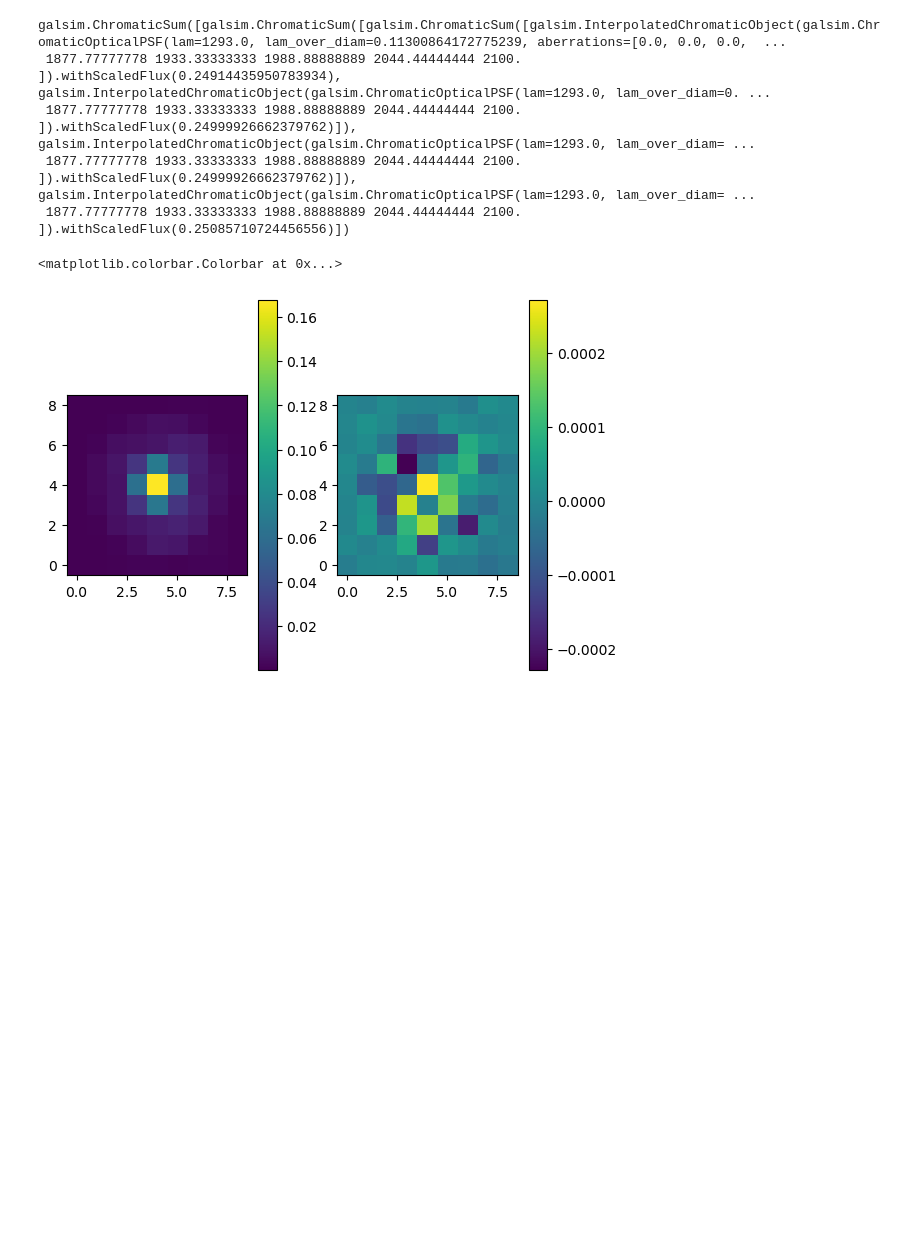
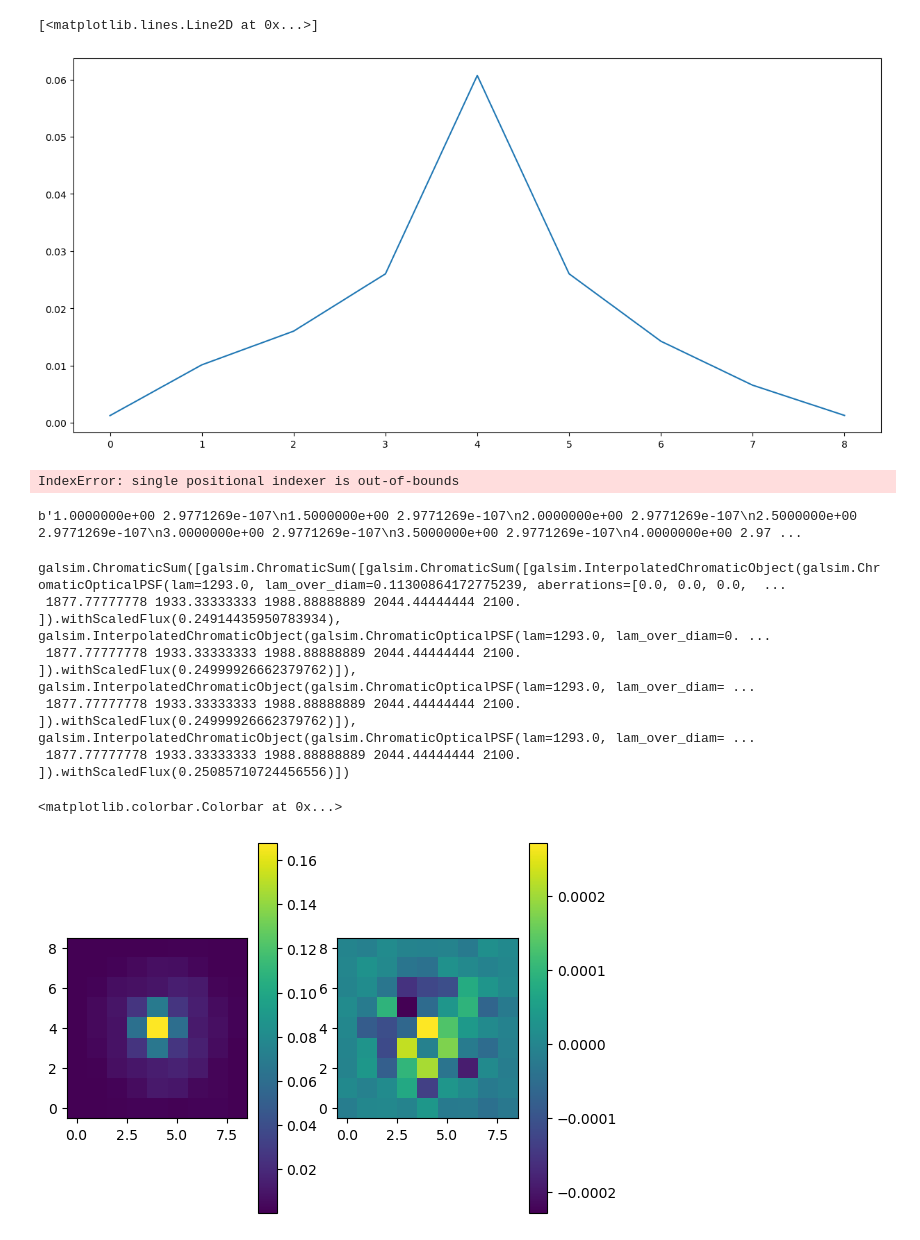
Before and after one commit to Roman-Supernova-PIT/campari, a Jupyter notebook: PSFPhotometryExample.ipynb, the cells around one changed output. Drawn from its saved outputs; the diff is of its cells as text; code cells hidden in the pictures; blank space fills up the shorter version.

```diff
--- a/PSFPhotometryExample.ipynb
+++ b/PSFPhotometryExample.ipynb
@@ -306,3 +492,26 @@ KeyboardInterrupt:
+# %%
+#Look at more SEDs and their spreading effect on the PSF.
+
+
+plt.plot(master_stamp[:,5], label = 'Flat SED')
+# %% [output]
+[<matplotlib.lines.Line2D at 0x...>]
+[figure, added]
+# %%
+import pandas as pd
+
+df = pd.read_csv('/hpc/home/cfm37/rubin_sim_data/sims_sed_library/starSED/phoSimMLT/lte004-3.5-0.0a+0.0.BT-Settl.spec.gz', compression='gzip', sep = '\s+')
+df.iloc[:,1].values
+sed = galsim.SED(galsim.LookupTable(df.iloc[:,0].values, df.iloc[:,1].values, interpolant='linear'), wave_type='nm', flux_type='fphotons')
+# %% [output]
+IndexError: single positional indexer is out-of-bounds
+# %%
+import gzip
+with gzip.open('/hpc/home/cfm37/rubin_sim_data/sims_sed_library/starSED/phoSimMLT/lte004-3.5-0.0a+0.0.BT-Settl.spec.gz', 'rb') as f:
+    file_content = f.read()
+file_content
+# %% [output]
+b'1.0000000e+00 2.9771269e-107\n1.5000000e+00 2.9771269e-107\n2.0000000e+00 2.9771269e-107\n2.5000000e+00 2.9771269e-107\n3.0000000e+00 2.9771269e-107\n3.5000000e+00 2.9771269e-107\n4.0000000e+00 2.97 ...
 # %%
 util_ref = roman_utils(config_file='./temp_tds.yaml', visit = 662, sca = 11)
 testguy = RomanPSF(SCA = 11, bpass = util_ref.bpass,n_waves = 10)
```
Also changed, not shown: parts of 7 cells of this notebook, 4 other files.
